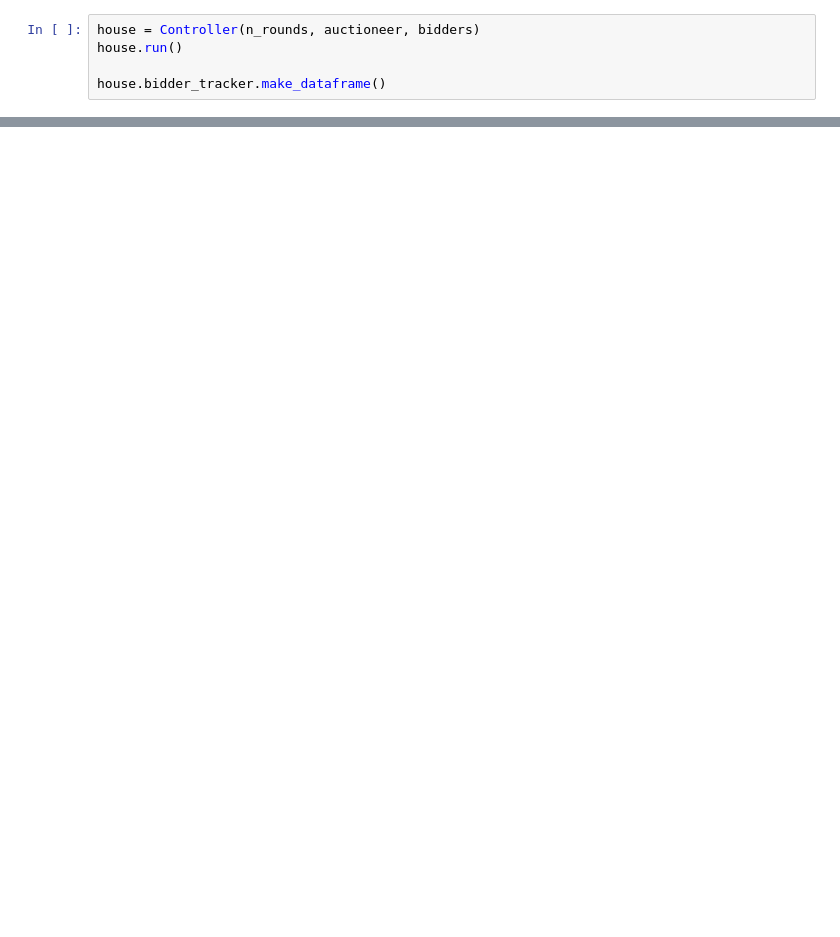
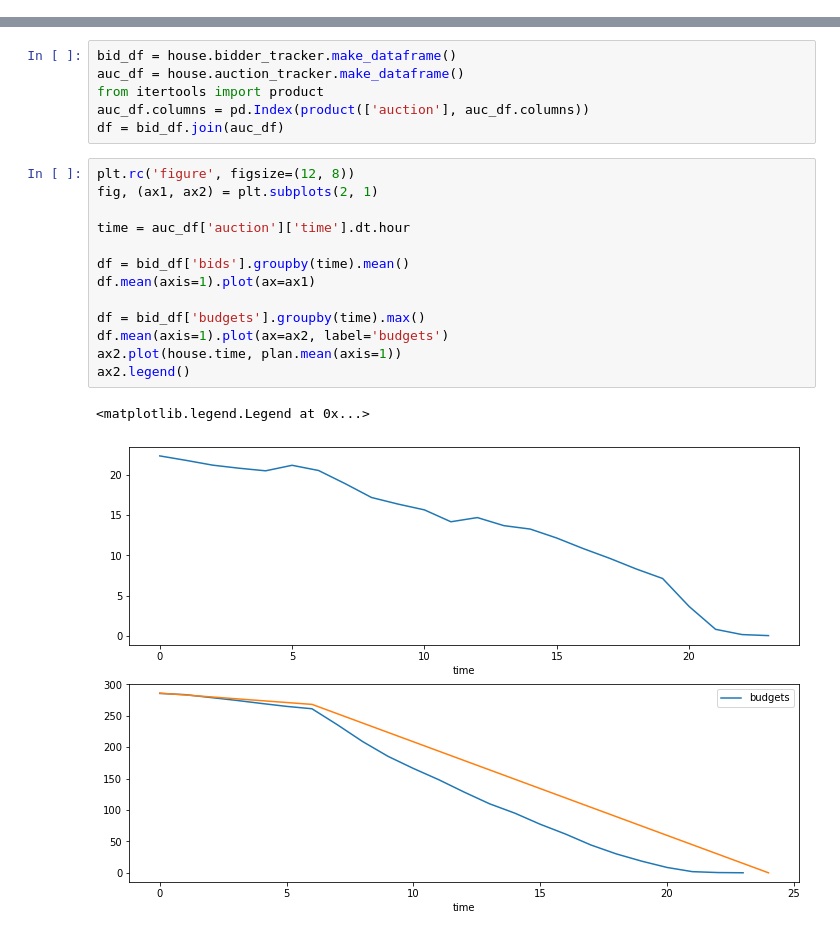
Before and after one commit to soukupmarek-edin/auction-simulator, a Jupyter notebook: AS_testing.ipynb, the cells around one changed output, grey strips where cells are left out. Saved outputs shown, nothing was run; the diff lists cells and outputs as text; blank space fills up the shorter version.

```diff
--- a/AS_testing.ipynb
+++ b/AS_testing.ipynb
@@ -28,5 +40,0 @@ TypeError: __init__() missing 2 required positional arguments: 'n_rounds' and 'b
-# %%
-house = Controller(n_rounds, auctioneer, bidders)
-house.run()
-
-house.bidder_tracker.make_dataframe()
@@ -36,0 +46,22 @@ np.mean([69,70,74,68,57,51,65])*0.8+0.2*58
+# %%
+bid_df = house.bidder_tracker.make_dataframe()
+auc_df = house.auction_tracker.make_dataframe()
+from itertools import product
+auc_df.columns = pd.Index(product(['auction'], auc_df.columns))
+df = bid_df.join(auc_df)
+# %%
+plt.rc('figure', figsize=(12, 8))
+fig, (ax1, ax2) = plt.subplots(2, 1)
+
+time = auc_df['auction']['time'].dt.hour
+
+df = bid_df['bids'].groupby(time).mean()
+df.mean(axis=1).plot(ax=ax1)
+
+df = bid_df['budgets'].groupby(time).max()
+df.mean(axis=1).plot(ax=ax2, label='budgets')
+ax2.plot(house.time, plan.mean(axis=1))
+ax2.legend()
+# %% [output]
+<matplotlib.legend.Legend at 0x...>
+[figure, added]
```
Also changed, not shown: parts of 7 cells of this notebook, 7 other files.
